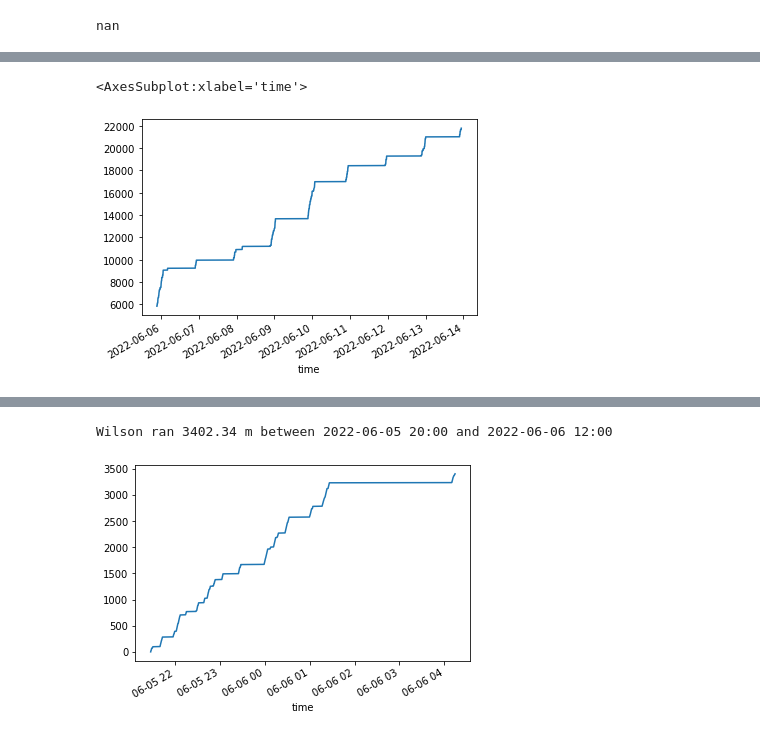
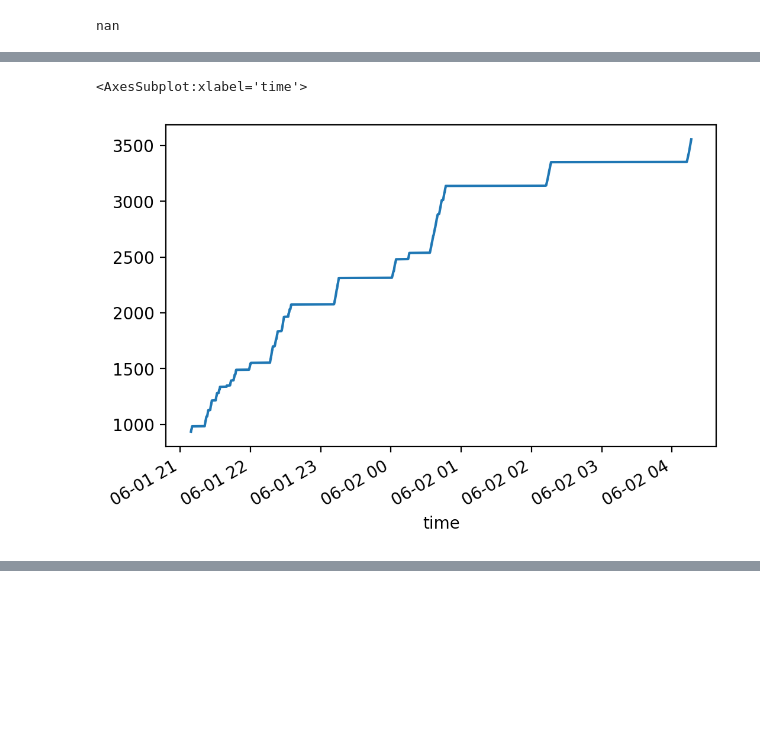
Before and after one commit to kromerh/cryptohamster, a Jupyter notebook: notebooks/EDA.ipynb, the cells around one changed output, grey strips where cells are left out. Cells and saved outputs as stored; diff of their text form; code cells hidden in the pictures; blank space fills up the shorter version.

```diff
--- a/notebooks/EDA.ipynb
+++ b/notebooks/EDA.ipynb
@@ -224,11 +226,11 @@ plot_speed.loc['2022-06-01 20:00 21:00:00': ,'avg_speed'].plot()
 # %%
 # distance in m
 df_cleaned['distance'] = df_cleaned.reset_index().index * WHEELSIZE * np.pi * 2 / 100
 plot_speed = df_cleaned.set_index('time')
-plot_speed.loc['2022-06-05 20:00':,'distance'].plot()
+plot_speed.loc['2022-06-01 20:00':,'distance'].plot()
 # %% [output]
 <AxesSubplot:xlabel='time'>
-[figure, old version]
+[figure, new version]
 # %%
 df_cleaned
 # %% [output]
@@ -246,17 +248,3 @@ df_cleaned
 | 11334 | 2022-06-02 04:16:23.089196 | 1 | 0 days 00:00:01.793712 | 1.793712 | 3.683852 | 3555.026247 |
 | 11337 | 2022-06-02 04:16:25.008509 | 1 | 0 days 00:00:01.876774 | 1.876774 | 3.687525 | 3556.911202 |
 1888 rows × 6 columns
-# %%
-# distance in m
-start = '2022-06-05 20:00'
-end = '2022-06-06 12:00'
-
-df_day = df_cleaned.set_index('time').loc[start:end, :]
-df_day['distance'] = df_day.reset_index().index * WHEELSIZE * np.pi * 2 / 100
-
-df_day.loc[:,'distance'].plot()
-daily_distance = df_day['distance'].iloc[-1]
-print(f'Wilson ran {daily_distance:.2f} m between {start} and {end}')
-# %% [output]
-Wilson ran 3402.34 m between 2022-06-05 20:00 and 2022-06-06 12:00
-[figure, removed]
```
Also changed, not shown: parts of 18 cells of this notebook, 2 other files.
